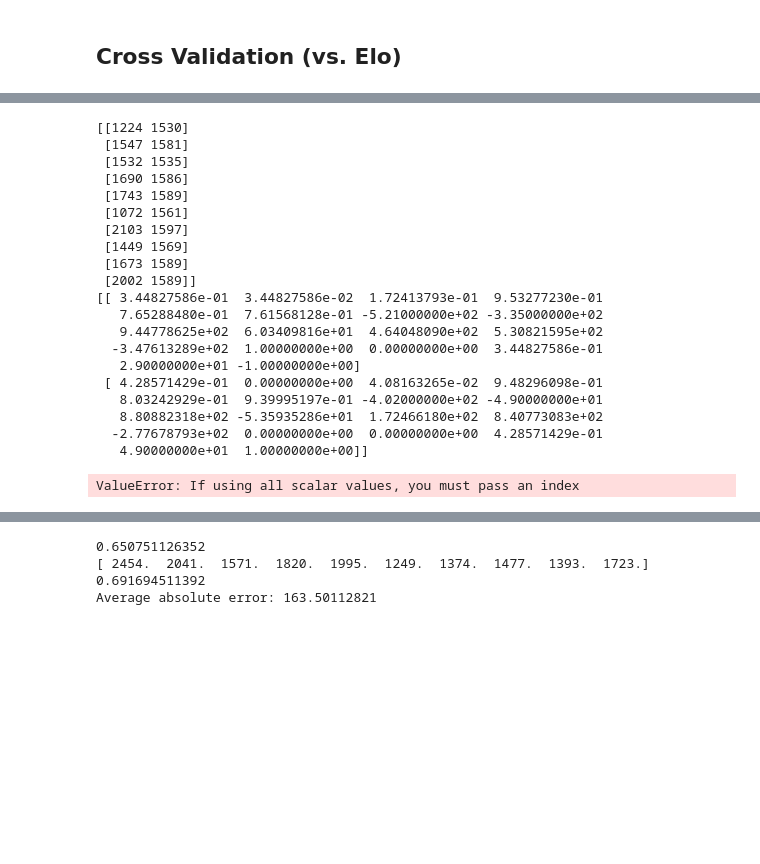
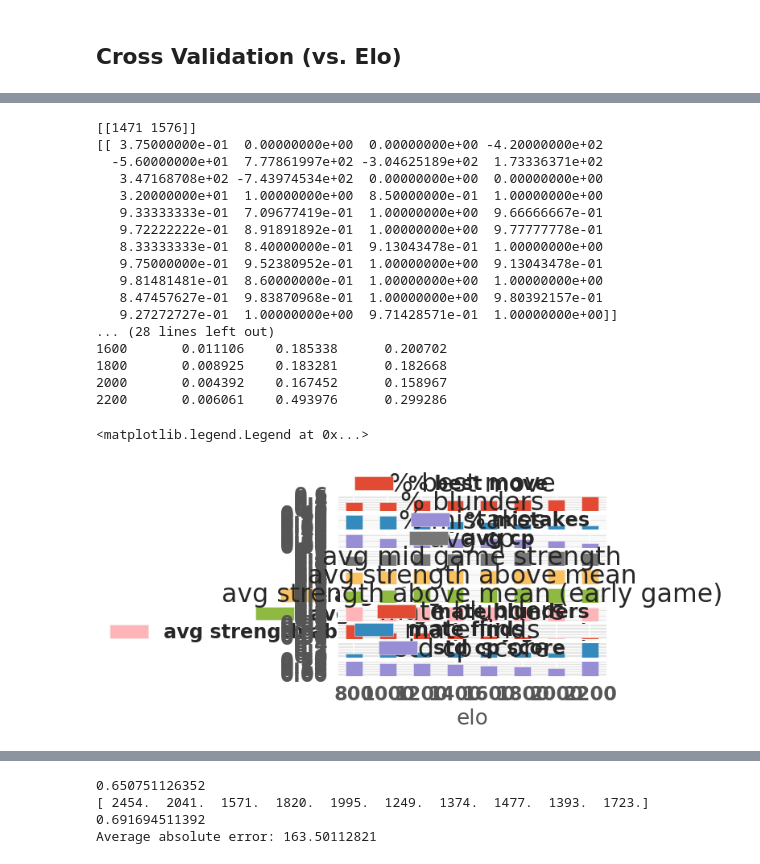
Before and after one commit to tmahlstrom/DI_proposal, a Jupyter notebook: code/feature_engineering_and_model_exploration.ipynb, the cells around one changed output, grey strips where cells are left out. Drawn from its saved outputs; the diff is of its cells as text; code cells hidden in the pictures; blank space fills up the shorter version.

Commit message:
added plot features functionality

```diff
--- a/code/feature_engineering_and_model_exploration.ipynb
+++ b/code/feature_engineering_and_model_exploration.ipynb
@@ -243,7 +242,7 @@ def extract_features(X_input): #X should be at least length 30
         X_entry.append(std_cp)
 
 
-        X_entry.append(99)
+        #X_entry.append(99)
 
         #DIST
         dist_list = X_input[i]['dist_percentiles']
@@ -607,67 +596,67 @@ Using matplotlib backend: MacOSX
 # %%
-print(y[0:10])
-print(X[0:2])
+print(y[0:1])
+print(X[0:1])
 #new_headers = ['elo', 'chosen_evals', 'option_evals', 'opp_elo', 'win']
 #    split_df = pd.DataFrame(columns = new_headers)
 
-x_df = pd.DataFrame({'% best move':X[:,0],'% mistakes':X[:,1], '% blunders':X[:,2], 'avg early game strength':X[:,3],
-                    'avg mid game strength':X[:,4], 'avg end game strength':X[:,5],
-                    'avg cp score':X[:,6], 'avg mid game cp score':X[:,7],
-                    'std cp score':X[:,8], 'avg strength above mean':X[:,9],
-                    'avg strength above mean (early game)':X[:,10], 'avg strength above mean (mid game)':X[:,10],
-                    'std cp score (end game)':X[:,12]})
-y_df = pd.DataFrame({'elo':y})
+x_df = pd.DataFrame({'% best move':X[:,0],'% mistakes':X[:,1], '% blunders':X[:,2], 'avg cp':X[:,3],
+                    'avg mid game strength':X[:,4], #'avg end game strength':X[:,5],'avg cp score':X[:,6],
+                    #'avg mid game cp score':X[:,4],
+                    'std cp score':X[:,5], 'avg strength above mean':X[:,6],
+                    'avg strength above mean (early game)':X[:,7], #'avg strength above mean (mid game)':X[:,10],
+                    #'std cp score (end game)':X[:,12]})
+                     'mate blunders':X[:,10],'mate finds':X[:,12]})
+y_df = pd.DataFrame({'elo':[e[0] for e in y]})
 #data = np.concatenate(y, X, ...), axis=1)
 # for i in range(len(y)):
 #     data.append([X[i].insert(0, y[i])])
 
 
 x_npdata = x_df.values #returns a numpy array
 min_max_scaler = preprocessing.MinMaxScaler()
 data_scaled = min_max_scaler.fit_transform(x_npdata)
 x_df = pd.DataFrame(data_scaled, columns = x_df.columns)
 y_df['elo'] = pd.cut(y_df['elo'], [800, 1000, 1200, 1400, 1600, 1800, 2000, 2200, 2400], labels=[800, 1000, 1200, 1400, 1600, 1800, 2000, 2200])
 df = pd.concat([y_df, x_df], axis=1)
 df = df.dropna()
-
 #df2 = df[['elo','% mistakes']].copy()
 #ax = df2.plot.bar(rot=0)
 df = df.groupby(['elo']).mean()
+print(df)
+df.to_pickle('feature_df')
 # n = df.columns['elo']
 
 # # Drop that column
 # df.drop(n, axis = 1, inplace = True)
 
 # new_index = pd.Series([800, 1000, 1200, 1400, 1600, 1800, 2000, 2200, 2400])
 # df[0] = new_index
 #df
 #ax = df.plot.bar(y='% mistakes', rot=0)
 #print(df)
 
 axes = df.plot.bar(rot=0, subplots=True)
 axes[1].legend(loc=2)  # doctest: +SKIP
 # %% [output]
-[[1224 1530]
- [1547 1581]
- [1532 1535]
- [1690 1586]
- [1743 1589]
- [1072 1561]
- [2103 1597]
- [1449 1569]
- [1673 1589]
- [2002 1589]]
-[[ 3.44827586e-01  3.44827586e-02  1.72413793e-01  9.53277230e-01
-   7.65288480e-01  7.61568128e-01 -5.21000000e+02 -3.35000000e+02
-   9.44778625e+02  6.03409816e+01  4.64048090e+02  5.30821595e+02
-  -3.47613289e+02  1.00000000e+00  0.00000000e+00  3.44827586e-01
-   2.90000000e+01 -1.00000000e+00]
- [ 4.28571429e-01  0.00000000e+00  4.08163265e-02  9.48296098e-01
-   8.03242929e-01  9.39995197e-01 -4.02000000e+02 -4.90000000e+01
-   8.80882318e+02 -5.35935286e+01  1.72466180e+02  8.40773083e+02
-  -2.77678793e+02  0.00000000e+00  0.00000000e+00  4.28571429e-01
-   4.90000000e+01  1.00000000e+00]]
+[[1471 1576]]
+[[ 3.75000000e-01  0.00000000e+00  0.00000000e+00 -4.20000000e+02
+  -5.60000000e+01  7.77861997e+02 -3.04625189e+02  1.73336371e+02
+   3.47168708e+02 -7.43974534e+02  0.00000000e+00  0.00000000e+00
+   3.20000000e+01  1.00000000e+00  8.50000000e-01  1.00000000e+00
+   9.33333333e-01  7.09677419e-01  1.00000000e+00  9.66666667e-01
+   9.72222222e-01  8.91891892e-01  1.00000000e+00  9.77777778e-01
+   8.33333333e-01  8.40000000e-01  9.13043478e-01  1.00000000e+00
+   9.75000000e-01  9.52380952e-01  1.00000000e+00  9.13043478e-01
+   9.81481481e-01  8.60000000e-01  1.00000000e+00  1.00000000e+00
+   8.47457627e-01  9.83870968e-01  1.00000000e+00  9.80392157e-01
+   9.27272727e-01  1.00000000e+00  9.71428571e-01  1.00000000e+00]]
+... (28 lines left out)
+1600       0.011106    0.185338      0.200702
+1800       0.008925    0.183281      0.182668
+2000       0.004392    0.167452      0.158967
+2200       0.006061    0.493976      0.299286
-ValueError: If using all scalar values, you must pass an index
+<matplotlib.legend.Legend at 0x...>
+[figure, added]
 # %%
 font = {'family' : 'normal',
         'weight' : 'bold',
```
Also changed, not shown: parts of 16 cells of this notebook.
